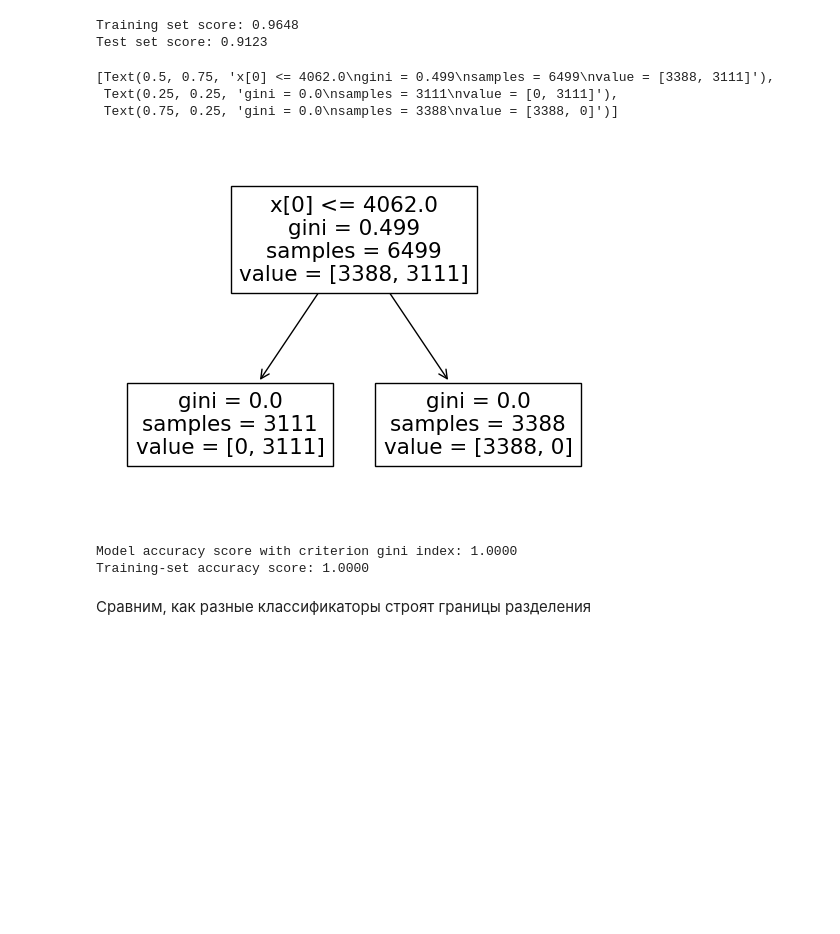
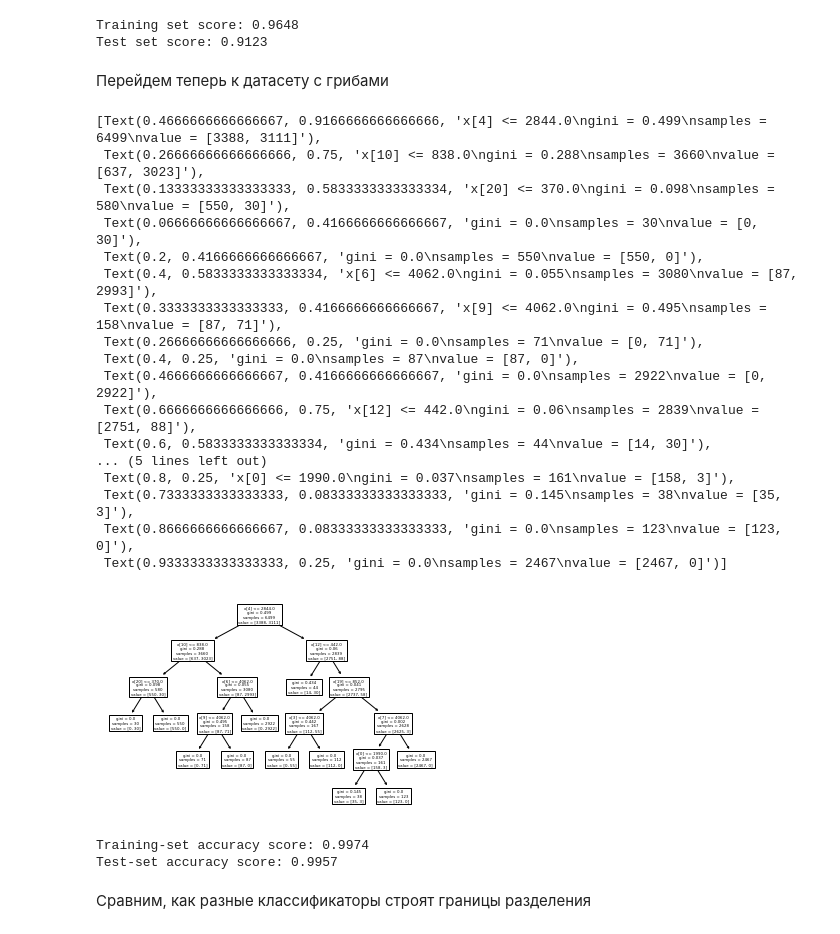
Before and after one commit to anton-pershin/spbu-ai-fundamentals, a Jupyter notebook: practicum_7/decision_trees.ipynb, the cells around one changed output. Saved outputs shown, nothing was run; the diff lists cells and outputs as text; code cells hidden in the pictures; blank space fills up the shorter version.

Commit message:
Refactored decision tree materials

```diff
--- a/practicum_7/decision_trees.ipynb
+++ b/practicum_7/decision_trees.ipynb
@@ -110,6 +134,6 @@ class MultiColumnEncoder:
 # %%
 import category_encoders as ce
 
-encoder = MultiColumnEncoder()
-
-X_mushroom = encoder.fit_transform(df)
+encoder = ce.CountEncoder()
+X_mushroom = encoder.fit_transform(X_mushroom)
+X_mushroom.head()
@@ -249,25 +279,39 @@ print('Test set score: {:.4f}'.format(tree_en.score(X_test, y_test)))
 # %% [output]
 Training set score: 0.9648
 Test set score: 0.9123
+# %% [markdown]
+Перейдем теперь к датасету с грибами
 # %%
 X_train, X_test, y_train, y_test = train_test_split(X_mushroom, y_mushroom, test_size=0.2, random_state=1)
 tree = DecisionTreeClassifier(max_depth=5, min_samples_leaf=30)
-tree.fit(X_train, y_train)
-plot_tree(tree)
+plot_tree(tree.fit(X_train, y_train))
 # %% [output]
-[Text(0.5, 0.75, 'x[0] <= 4062.0\ngini = 0.499\nsamples = 6499\nvalue = [3388, 3111]'),
- Text(0.25, 0.25, 'gini = 0.0\nsamples = 3111\nvalue = [0, 3111]'),
- Text(0.75, 0.25, 'gini = 0.0\nsamples = 3388\nvalue = [3388, 0]')]
+[Text(0.4666666666666667, 0.9166666666666666, 'x[4] <= 2844.0\ngini = 0.499\nsamples = 6499\nvalue = [3388, 3111]'),
+ Text(0.26666666666666666, 0.75, 'x[10] <= 838.0\ngini = 0.288\nsamples = 3660\nvalue = [637, 3023]'),
+ Text(0.13333333333333333, 0.5833333333333334, 'x[20] <= 370.0\ngini = 0.098\nsamples = 580\nvalue = [550, 30]'),
+ Text(0.06666666666666667, 0.4166666666666667, 'gini = 0.0\nsamples = 30\nvalue = [0, 30]'),
+ Text(0.2, 0.4166666666666667, 'gini = 0.0\nsamples = 550\nvalue = [550, 0]'),
+ Text(0.4, 0.5833333333333334, 'x[6] <= 4062.0\ngini = 0.055\nsamples = 3080\nvalue = [87, 2993]'),
+ Text(0.3333333333333333, 0.4166666666666667, 'x[9] <= 4062.0\ngini = 0.495\nsamples = 158\nvalue = [87, 71]'),
+ Text(0.26666666666666666, 0.25, 'gini = 0.0\nsamples = 71\nvalue = [0, 71]'),
+ Text(0.4, 0.25, 'gini = 0.0\nsamples = 87\nvalue = [87, 0]'),
+ Text(0.4666666666666667, 0.4166666666666667, 'gini = 0.0\nsamples = 2922\nvalue = [0, 2922]'),
+ Text(0.6666666666666666, 0.75, 'x[12] <= 442.0\ngini = 0.06\nsamples = 2839\nvalue = [2751, 88]'),
+ Text(0.6, 0.5833333333333334, 'gini = 0.434\nsamples = 44\nvalue = [14, 30]'),
+... (5 lines left out)
+ Text(0.8, 0.25, 'x[0] <= 1990.0\ngini = 0.037\nsamples = 161\nvalue = [158, 3]'),
+ Text(0.7333333333333333, 0.08333333333333333, 'gini = 0.145\nsamples = 38\nvalue = [35, 3]'),
+ Text(0.8666666666666667, 0.08333333333333333, 'gini = 0.0\nsamples = 123\nvalue = [123, 0]'),
+ Text(0.9333333333333333, 0.25, 'gini = 0.0\nsamples = 2467\nvalue = [2467, 0]')]
-[figure, old version]
+[figure, new version]
 # %%
 y_pred_train = tree.predict(X_train)
 y_pred_test = tree.predict(X_test)
-print('Model accuracy score with criterion gini index: {0:0.4f}'. format(accuracy_score(y_test, y_pred_test)))
-#Accuracy Score for training set
-print('Training-set accuracy score: {0:0.4f}'. format(accuracy_score(y_train, y_pred_train)))
+print('Training-set accuracy score: {0:0.4f}'. format(tree.score(X_train, y_train)))
+print('Test-set accuracy score: {0:0.4f}'. format(tree.score(X_test, y_test)))
 # %% [output]
-Model accuracy score with criterion gini index: 1.0000
-Training-set accuracy score: 1.0000
+Training-set accuracy score: 0.9974
+Test-set accuracy score: 0.9957
 # %% [markdown]
 Сравним, как разные классификаторы строят границы разделения
 # %%
```
Also changed, not shown: parts of 26 cells of this notebook, 2 other files.
